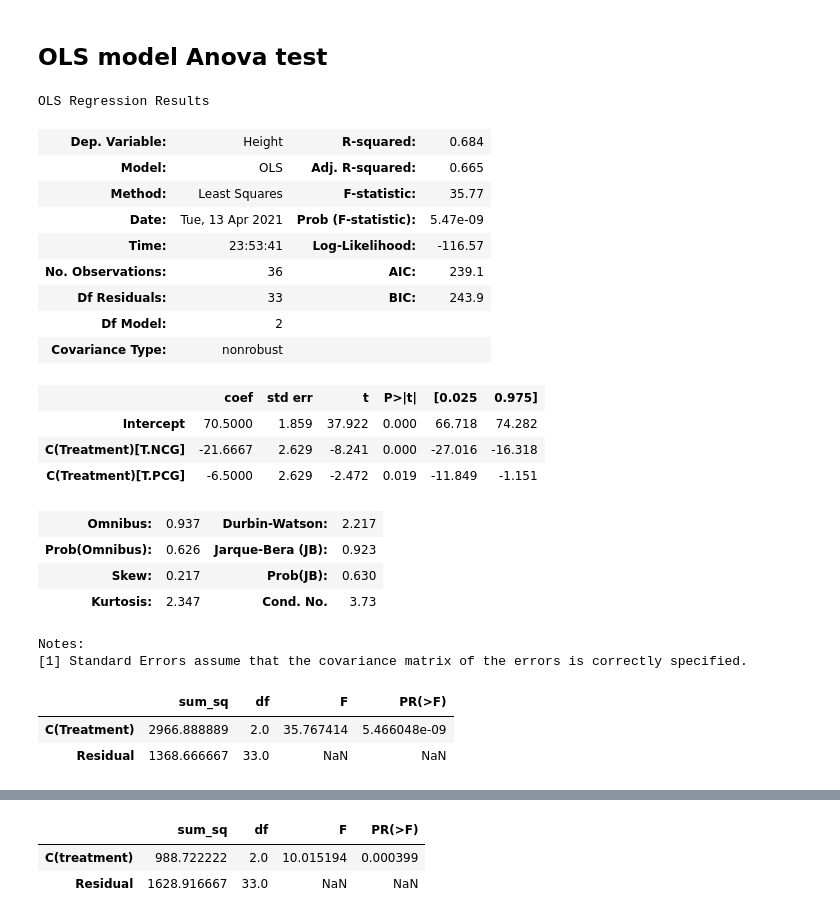
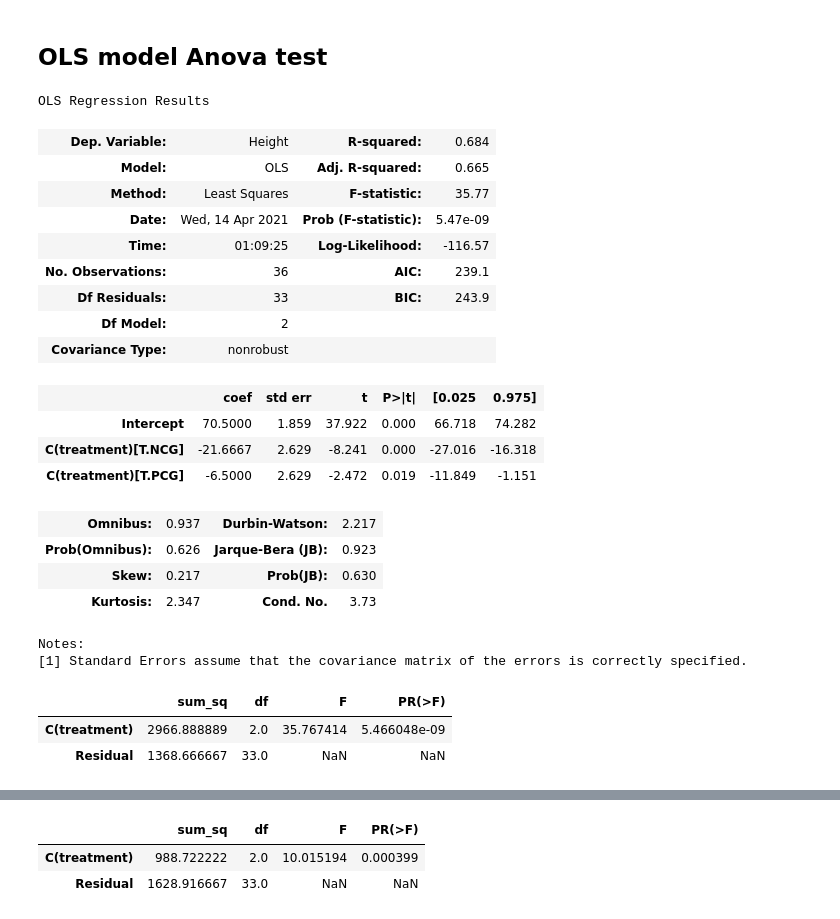
Before and after one commit to CSjianbel/African-Marigold-Analysis, a Jupyter notebook: African Marigold Data Analysis.ipynb, the cells around one changed output, grey strips where cells are left out. Cells and saved outputs as stored; diff of their text form; code cells hidden in the pictures.

```diff
--- a/African Marigold Data Analysis.ipynb
+++ b/African Marigold Data Analysis.ipynb
@@ -197,27 +197,27 @@ Results.to_csv("anova_results.csv", index=False)
 # %%
 # Anova test for Height
 newDf = pd.DataFrame({
     "Height": df["Height (cm)"],
-    "Treatment": df["Treatment"]
+    "treatment": df["Treatment"]
 })
 
-model = ols("Height ~ C(Treatment)", newDF).fit()
+model = ols("Height ~ C(treatment)", newDf).fit()
 model.summary()
 # %% [output]
 OLS Regression Results
 | Dep. Variable: | Height | R-squared: | 0.684 |
 | Model: | OLS | Adj. R-squared: | 0.665 |
 | Method: | Least Squares | F-statistic: | 35.77 |
-| Date: | Tue, 13 Apr 2021 | Prob (F-statistic): | 5.47e-09 |
-| Time: | 23:53:41 | Log-Likelihood: | -116.57 |
+| Date: | Wed, 14 Apr 2021 | Prob (F-statistic): | 5.47e-09 |
+| Time: | 01:09:25 | Log-Likelihood: | -116.57 |
 | No. Observations: | 36 | AIC: | 239.1 |
 | Df Residuals: | 33 | BIC: | 243.9 |
 | Df Model: | 2 |  |  |
 | Covariance Type: | nonrobust |  |  |
 |  | coef | std err | t | P>|t| | [0.025 | 0.975] |
 | Intercept | 70.5000 | 1.859 | 37.922 | 0.000 | 66.718 | 74.282 |
-| C(Treatment)[T.NCG] | -21.6667 | 2.629 | -8.241 | 0.000 | -27.016 | -16.318 |
-| C(Treatment)[T.PCG] | -6.5000 | 2.629 | -2.472 | 0.019 | -11.849 | -1.151 |
+| C(treatment)[T.NCG] | -21.6667 | 2.629 | -8.241 | 0.000 | -27.016 | -16.318 |
+| C(treatment)[T.PCG] | -6.5000 | 2.629 | -2.472 | 0.019 | -11.849 | -1.151 |
 | Omnibus: | 0.937 | Durbin-Watson: | 2.217 |
 | Prob(Omnibus): | 0.626 | Jarque-Bera (JB): | 0.923 |
 | Skew: | 0.217 | Prob(JB): | 0.630 |
@@ -230,7 +230,7 @@ res = sm.stats.anova_lm(model, typ= 2)
 res
 # %% [output]
 |  | sum_sq | df | F | PR(>F) |
-| C(Treatment) | 2966.888889 | 2.0 | 35.767414 | 5.466048e-09 |
+| C(treatment) | 2966.888889 | 2.0 | 35.767414 | 5.466048e-09 |
 | Residual | 1368.666667 | 33.0 | NaN | NaN |
 # %%
 # Anova test for No. of leaves
```
Also changed, not shown: parts of 8 cells of this notebook, 2 other files.
